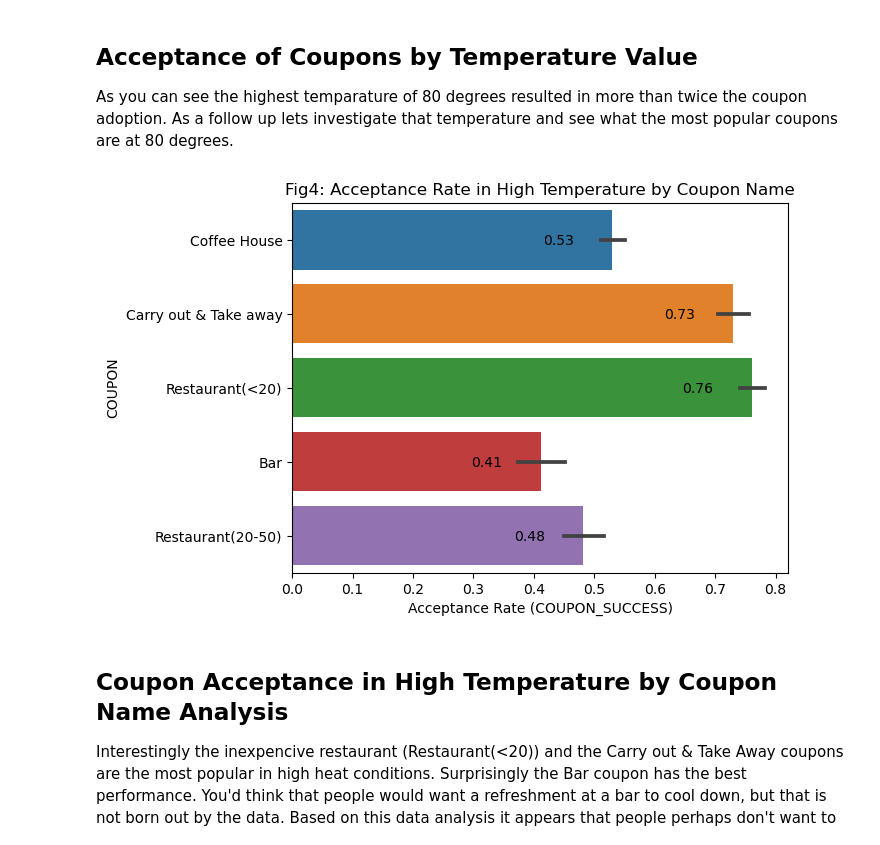
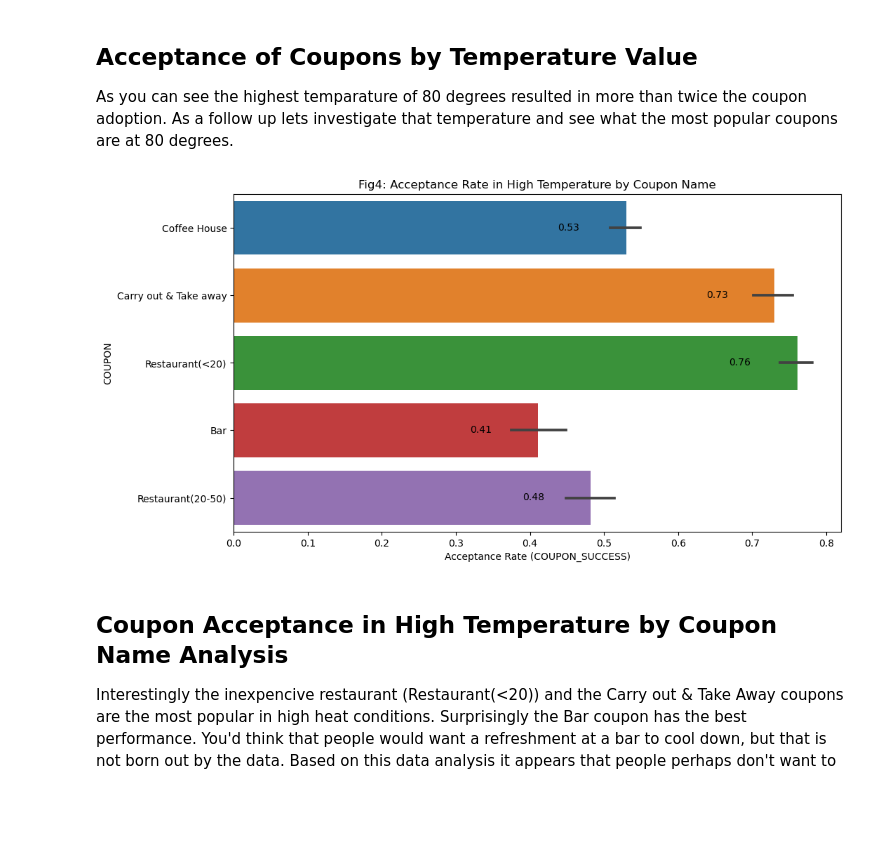
Before and after one commit to elmunoz42/berkeley-aiml-coupon-analysis, a Jupyter notebook: prompt.ipynb, the cells around one changed output. Saved outputs shown, nothing was run; the diff lists cells and outputs as text; code cells hidden in the pictures; blank space fills up the shorter version.

```diff
--- a/prompt.ipynb
+++ b/prompt.ipynb
@@ -197,0 +202,22 @@ plt.show()
+# %%
+plt.figure(figsize=(12, 6))
+fig2 = sns.barplot(data_clean, y='COUPON', x='COUPON_SUCCESS')
+
+fig2.set(title="Fig2: Acceptance Rate of Different Types of Coupons", xlabel='Acceptance Rate (COUPON_SUCCESS)')
+
+# Add values on the bars
+for p in fig2.patches:
+    fig2.annotate(format(p.get_width(), '.2f'),
+                   (p.get_x() + p.get_width(), p.get_y()),
+                   xytext=(-50, -30),
+                   textcoords='offset points')
+
+# Adjust layout
+plt.tight_layout(pad=2.0)
+plt.subplots_adjust(right=0.9)
+
+# Save plot
+plt.savefig('images/plots/fig2.jpg')
+
+# Show the plot
+plt.show()
@@ -213,23 +246,28 @@ plt.show()
 
 As you can see the highest temparature of 80 degrees resulted in more than twice the coupon adoption. As a follow up lets investigate that temperature and see what the most popular coupons are at 80 degrees.
 # %%
+plt.figure(figsize=(12, 6))
 fig4 = sns.barplot(data_clean.query('TEMPERATURE == 80'), x="COUPON_SUCCESS", y="COUPON")
 fig4.set(title="Fig4: Acceptance Rate in High Temperature by Coupon Name", xlabel='Acceptance Rate (COUPON_SUCCESS)')
 
 # Add values on the bars
 for p in fig4.patches:
     fig4.annotate(format(p.get_width(), '.2f'),
                    (p.get_x() + p.get_width(), p.get_y()),
-                   xytext=(-50, -25),
+                   xytext=(-70, -30),
                    textcoords='offset points')
+
+# Adjust layout
+plt.tight_layout(pad=2)
+plt.subplots_adjust(right=0.9)
 
 # Save plot
 plt.savefig('images/plots/fig4.jpg')
 
 # Show the plot
 plt.show()
 # %% [output]
-[figure, old version]
+[figure, new version]
 # %% [markdown]
 ## Coupon Acceptance in High Temperature by Coupon Name Analysis
 
```
Also changed, not shown: parts of 7 cells of this notebook, 4 other files.
